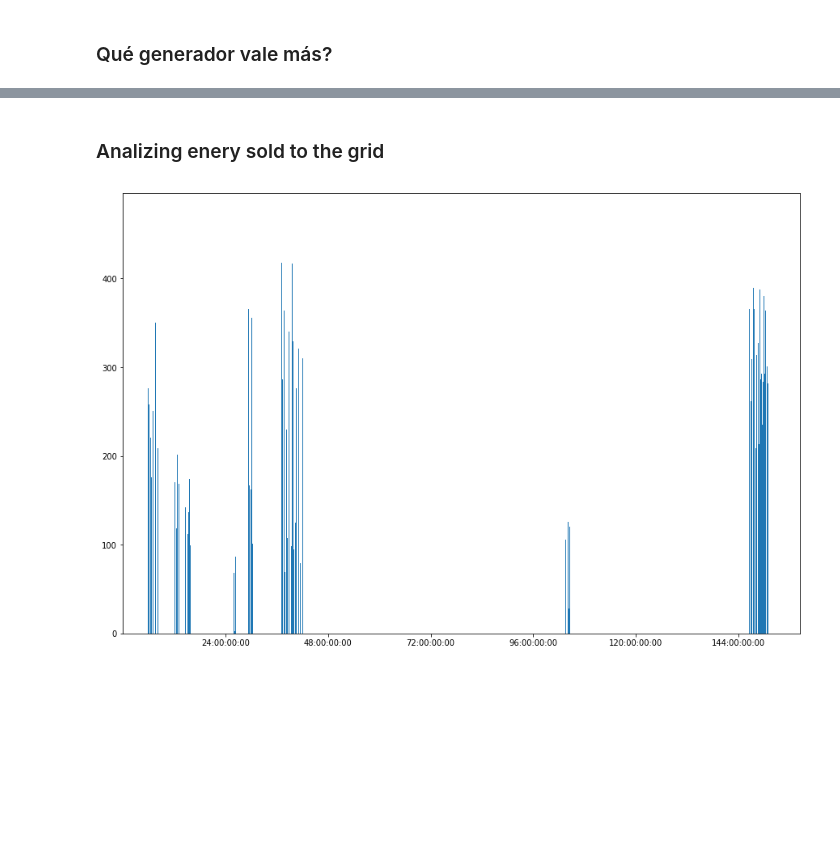
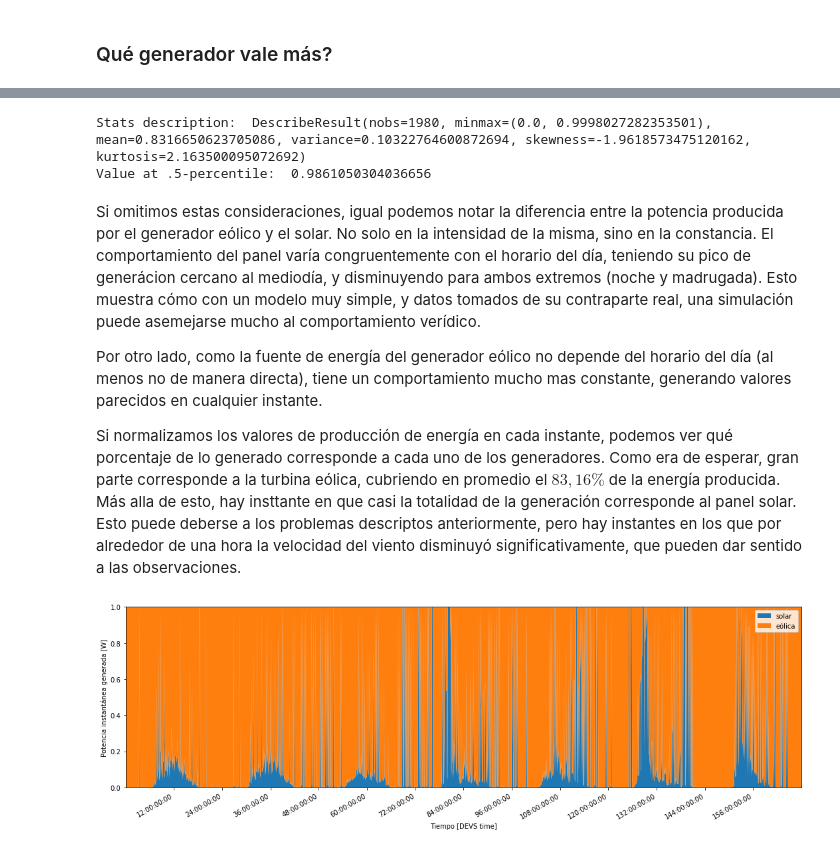
Before and after one commit to aumfurer/devs-smart-grid, a Jupyter notebook: Notebooks/DEVSOutputAnalysis.ipynb, the cells around one changed output, grey strips where cells are left out. Cells and saved outputs as stored; diff of their text form; code cells hidden in the pictures; blank space fills up the shorter version.

```diff
--- a/Notebooks/DEVSOutputAnalysis.ipynb
+++ b/Notebooks/DEVSOutputAnalysis.ipynb
@@ -9,7 +20,5 @@ import math
 # %%
-"""
-Helper functions
-"""
+# Helper functions
 
 def DEVSTimeToMinutes(aDEVSTime):
     """Converts a DEVS Timestamp into minutes."""
@@ -32,5 +41,23 @@ def format_date(x, pos=None):
     return '%02d:%02d:00:00' % (hours,minutes)
 
 def daysToHours(someDays):
-    """Converts days to hours."""
+    """Converts days to minutes."""
     return someDays * 24 * 60
+
+from collections import Iterable
+def applyToAxis(axes, function):
+    """Apply function to all matplotlib axis."""
+    if isinstance(axes, Iterable):
+        for axis in axes:
+            applyToAxis(axis, function)
+    elif isinstance(axes, matplotlib.axes.Axes):
+        function(axes)
+    else:
+        raise Exception('anAxis in not an Axes. Its %s' % (str(axes.__class__)))
+
+def setDailyVLines(axes):
+    """Set a daily Vline in a matplotlib axis."""
+    def doSetDailyVLines(anAxis):
+        for day in range(7):
+            anAxis.axvline(x=24*60*(day+1), color=(0,0,0,TRANSPARENCY), linewidth=.3)
+    applyToAxis(axes, doSetDailyVLines)
@@ -194,14 +298,37 @@ plt.show()
-# %% [markdown]
-### Analizing enery sold to the grid
+# %%
+normalizedWindGeneration = np.array(generatedWindPower.value) / np.array(totalGeneration)
+print('Stats description: ', describe(normalizedWindGeneration))
+print('Value at .5-percentile: ', scoreatpercentile(normalizedWindGeneration, 50))
+# %% [output]
+Stats description:  DescribeResult(nobs=1980, minmax=(0.0, 0.9998027282353501), mean=0.8316650623705086, variance=0.10322764600872694, skewness=-1.9618573475120162, kurtosis=2.163500095072692)
+Value at .5-percentile:  0.9861050304036656
+# %% [markdown]
+Si omitimos estas consideraciones, igual podemos notar la diferencia entre la potencia producida por el generador eólico y el solar. No solo en la intensidad de la misma, sino en la constancia. El comportamiento del panel varía congruentemente con el horario del día, teniendo su pico de generácion cercano al mediodía, y disminuyendo para ambos extremos (noche y madrugada). Esto muestra cómo con un modelo muy simple, y datos tomados de su contraparte real, una simulación puede asemejarse mucho al comportamiento verídico.
+
+Por otro lado, como la fuente de energía del generador eólico no depende del horario del día (al menos no de manera directa), tiene un comportamiento mucho mas constante, generando valores parecidos en cualquier instante.
+
+Si normalizamos los valores de producción de energía en cada instante, podemos ver qué porcentaje de lo generado corresponde a cada uno de los generadores. Como era de esperar, gran parte corresponde a la turbina eólica, cubriendo en promedio el $83,16\%$ de la energía producida. Más alla de esto, hay insttante en que casi la totalidad de la generación corresponde al panel solar. Esto puede deberse a los problemas descriptos anteriormente, pero hay instantes en los que por alrededor de una hora la velocidad del viento disminuyó significativamente, que pueden dar sentido a las observaciones.
 # %%
-fig, ax = plt.subplots(figsize = (15,10))
+fig, ax = plt.subplots(figsize = (15,5))
 
-ax.bar(gridSellData.time, gridSellData.value)
+ax.stackplot(generatedSolarPower.time, [normalizedSolar, normalizedWind], labels=["solar", "eólica"])
 
-ax.set_xlim(left=0)
+ax.set_xlim(left=0, right=7*24*60)
+ax.set_ylim(bottom=0, top=1)
+
+ax.set_xlabel('Tiempo [DEVS time]')
+ax.set_ylabel('Potencia instantánea generada [W]')
+
+ax.legend()
+
 ax.xaxis.set_major_formatter(ticker.FuncFormatter(format_date))
-ax.set_xticks(np.arange(daysToHours(1),daysToHours(SIMULATION_DAYS), daysToHours(1)))
+ax.set_xticks(np.arange(daysToHours(.5),daysToHours(SIMULATION_DAYS), 12*60))
 
+ax.legend()
+
+fig.autofmt_xdate()
+
+plt.tight_layout()
 plt.show()
 # %% [output]
-[figure, old version]
+[figure, new version]
```
Also changed, not shown: parts of 27 cells of this notebook.
